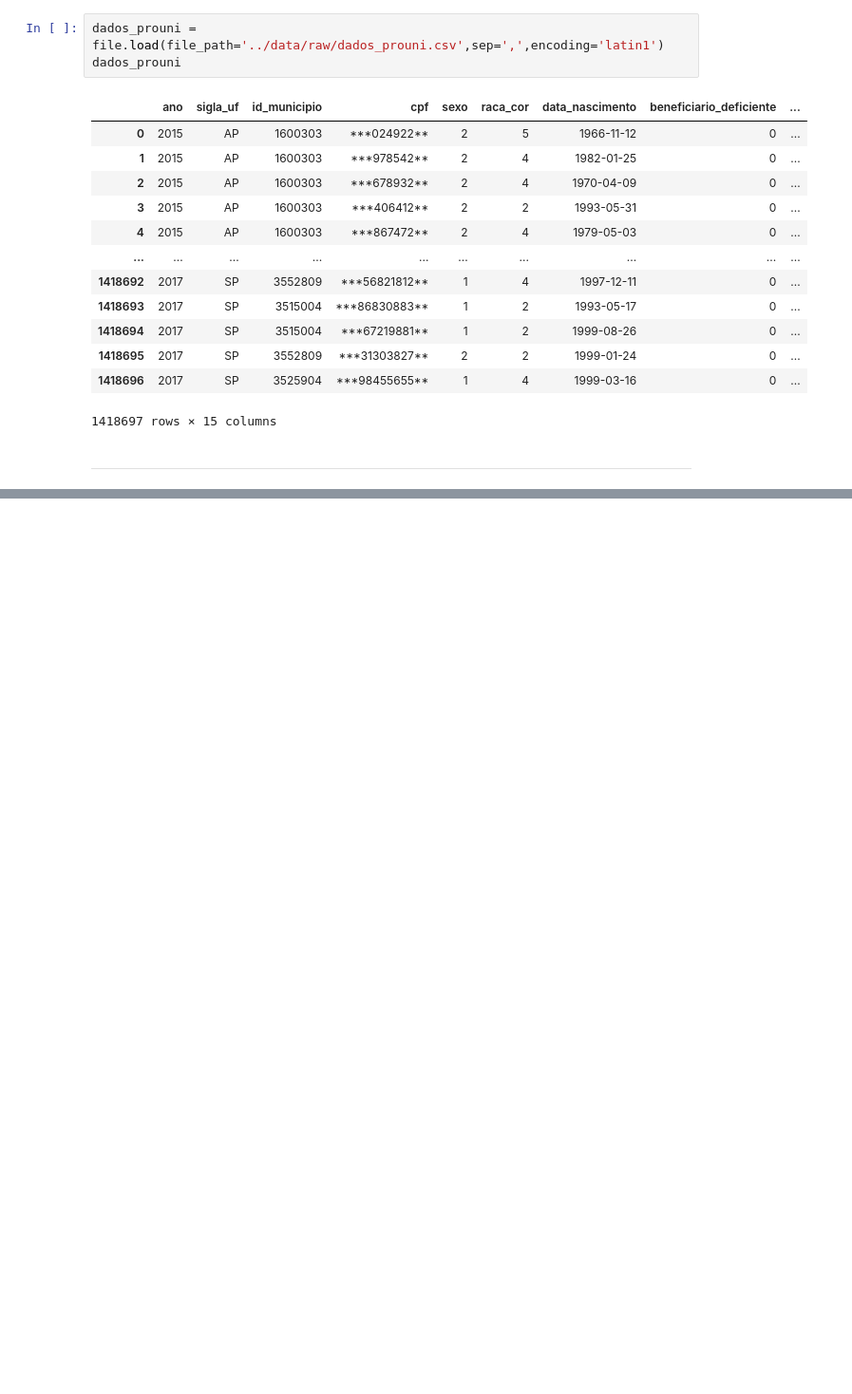
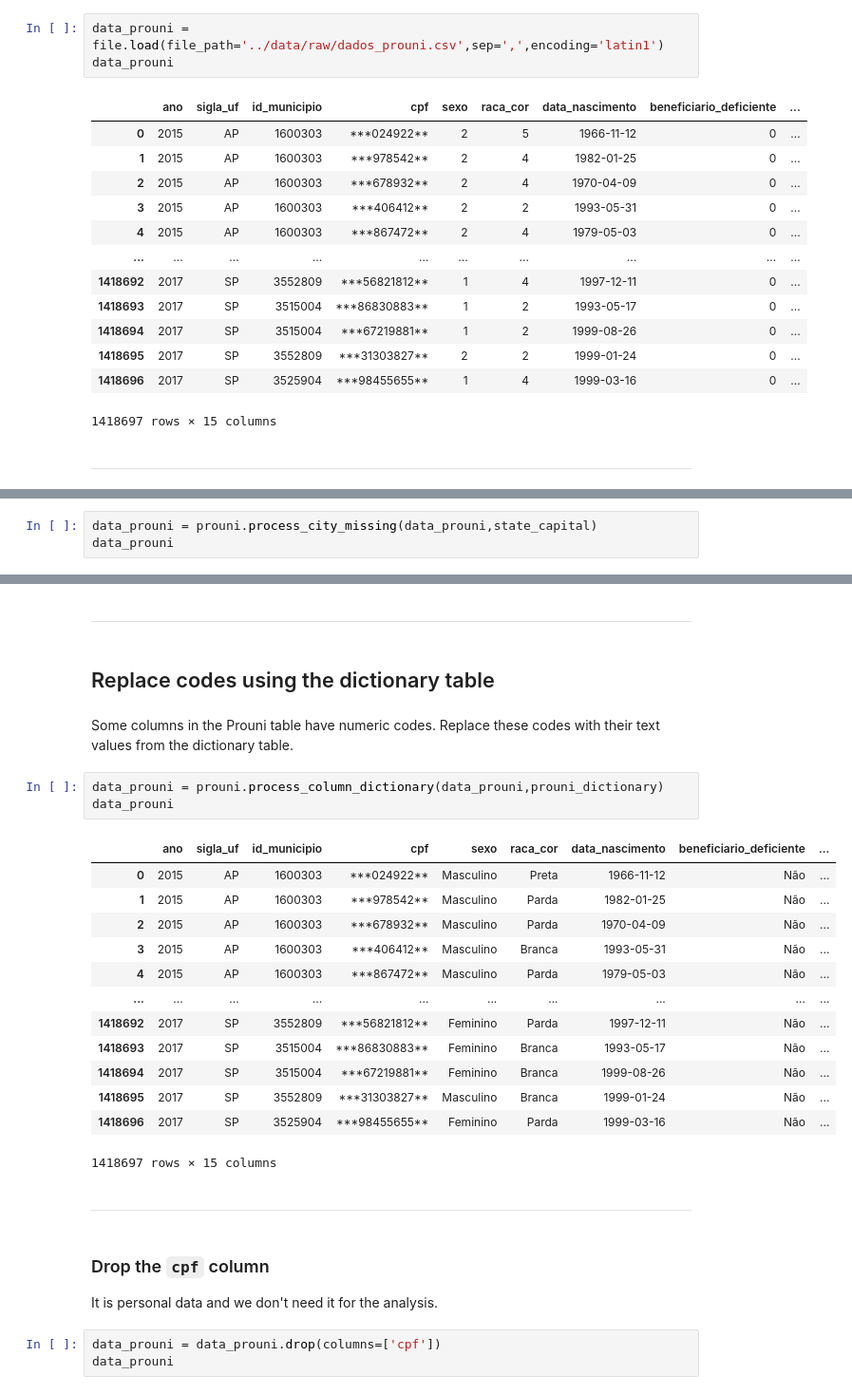
Before and after one commit to jsnpereira-datascience/prouni-analytics, a Jupyter notebook: notebook/data_processing.ipynb, the cells around one changed output, grey strips where cells are left out. Shown at 95% size. Saved outputs shown, nothing was run; the diff lists cells and outputs as text; blank space fills up the shorter version.

```diff
--- a/notebook/data_processing.ipynb
+++ b/notebook/data_processing.ipynb
@@ -35,6 +72,6 @@ dados_ies
 # %%
-dados_prouni = file.load(file_path='../data/raw/dados_prouni.csv',sep=',',encoding='latin1')
-dados_prouni
+data_prouni = file.load(file_path='../data/raw/dados_prouni.csv',sep=',',encoding='latin1')
+data_prouni
 # %% [output]
 |  | ano | sigla_uf | id_municipio | cpf | sexo | raca_cor | data_nascimento | beneficiario_deficiente | ... |
 | 0 | 2015 | AP | 1600303 | ***024922** | 2 | 5 | 1966-11-12 | 0 | ... |
@@ -74,0 +153,3 @@ dtype: int64
+# %%
+data_prouni = prouni.process_city_missing(data_prouni,state_capital)
+data_prouni
@@ -74,0 +227,32 @@ dtype: int64
+# %% [markdown]
+***
+# %% [markdown]
+## Replace codes using the dictionary table
+# %% [markdown]
+Some columns in the Prouni table have numeric codes. Replace these codes with their text values from the dictionary table.
+# %%
+data_prouni = prouni.process_column_dictionary(data_prouni,prouni_dictionary)
+data_prouni
+# %% [output]
+|  | ano | sigla_uf | id_municipio | cpf | sexo | raca_cor | data_nascimento | beneficiario_deficiente | ... |
+| 0 | 2015 | AP | 1600303 | ***024922** | Masculino | Preta | 1966-11-12 | Não | ... |
+| 1 | 2015 | AP | 1600303 | ***978542** | Masculino | Parda | 1982-01-25 | Não | ... |
+| 2 | 2015 | AP | 1600303 | ***678932** | Masculino | Parda | 1970-04-09 | Não | ... |
+| 3 | 2015 | AP | 1600303 | ***406412** | Masculino | Branca | 1993-05-31 | Não | ... |
+| 4 | 2015 | AP | 1600303 | ***867472** | Masculino | Parda | 1979-05-03 | Não | ... |
+| ... | ... | ... | ... | ... | ... | ... | ... | ... | ... |
+| 1418692 | 2017 | SP | 3552809 | ***56821812** | Feminino | Parda | 1997-12-11 | Não | ... |
+| 1418693 | 2017 | SP | 3515004 | ***86830883** | Feminino | Branca | 1993-05-17 | Não | ... |
+| 1418694 | 2017 | SP | 3515004 | ***67219881** | Feminino | Branca | 1999-08-26 | Não | ... |
+| 1418695 | 2017 | SP | 3552809 | ***31303827** | Masculino | Branca | 1999-01-24 | Não | ... |
+| 1418696 | 2017 | SP | 3525904 | ***98455655** | Feminino | Parda | 1999-03-16 | Não | ... |
+1418697 rows × 15 columns
+# %% [markdown]
+***
+# %% [markdown]
+### Drop the `cpf` column
+
+It is personal data and we don't need it for the analysis.
+# %%
+data_prouni = data_prouni.drop(columns=['cpf'])
+data_prouni
```
Also changed, not shown: parts of 26 cells of this notebook, 3 other files.
